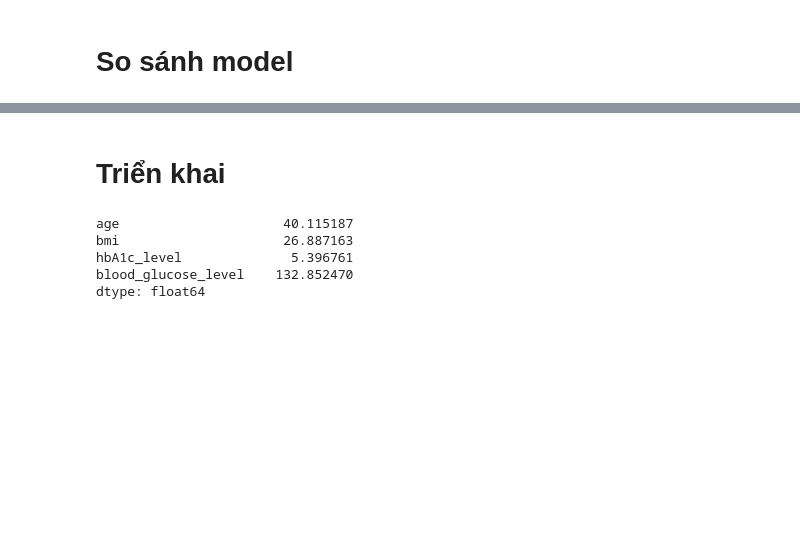
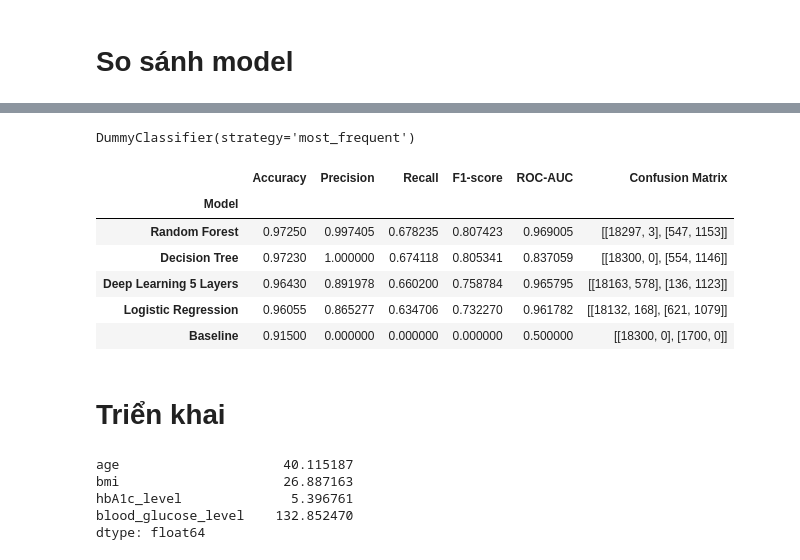
Before and after one commit to dhm-005/Diabetes_Predict_ML, a Jupyter notebook: train_model.ipynb, the cells around one changed output, grey strips where cells are left out. Drawn from its saved outputs; the diff is of its cells as text; code cells hidden in the pictures; blank space fills up the shorter version.

```diff
--- a/train_model.ipynb
+++ b/train_model.ipynb
@@ -286,5 +269,0 @@ drawCrossChart(
-# %%
-knn = KNeighborsClassifier(n_neighbors = 5)
-knn.fit(X_train, y_train)
-knn_pred = knn.predict(X_test)
-evaluation(y_test, knn_pred)
@@ -380,5 +322,0 @@ drawCrossChart(
-# %%
-svm = LinearSVC(C=5, max_iter=5000)
-svm.fit(X_train, y_train)
-svm_pred = svm.predict(X_test)
-evaluation(y_test, svm_pred)
@@ -397,2 +327,4 @@ weighted avg       0.96      0.96      0.96     20000
+# %%
+dl_res = joblib.load("dl_result.pkl")
 # %% [markdown]
 # So sánh model
@@ -445,3 +357,48 @@ res_df.sort_values(by="Accuracy",ascending=False)
+# %%
+#baseline
+from sklearn.dummy import DummyClassifier
+baseline = DummyClassifier(strategy ="most_frequent")
+baseline.fit(X_train , y_train)
+# %% [output]
+DummyClassifier(strategy='most_frequent')
+# %%
+results = []
+
+model_list = [
+    ('Baseline', baseline),
+    ('Logistic Regression', logr),
+    ('Decision Tree', dt),
+    ('Random Forest', rf)
+]
+
+for name, model in model_list:
+
+    result = evaluate_model(
+        name,
+        model,
+        X_test,
+        y_test
+    )
+
+    results.append(result)
+
+# Add kq của DL
+results.append(dl_res)
+# %%
+res_df = pd.DataFrame(results).set_index('Model')
+
+res_df.sort_values(
+    by='Accuracy',
+    ascending=False
+)
+# %% [output]
+|  | Accuracy | Precision | Recall | F1-score | ROC-AUC | Confusion Matrix |
+| Model |  |  |  |  |  |  |
+| Random Forest | 0.97250 | 0.997405 | 0.678235 | 0.807423 | 0.969005 | [[18297, 3], [547, 1153]] |
+| Decision Tree | 0.97230 | 1.000000 | 0.674118 | 0.805341 | 0.837059 | [[18300, 0], [554, 1146]] |
+| Deep Learning 5 Layers | 0.96430 | 0.891978 | 0.660200 | 0.758784 | 0.965795 | [[18163, 578], [136, 1123]] |
+| Logistic Regression | 0.96055 | 0.865277 | 0.634706 | 0.732270 | 0.961782 | [[18132, 168], [621, 1079]] |
+| Baseline | 0.91500 | 0.000000 | 0.000000 | 0.000000 | 0.500000 | [[18300, 0], [1700, 0]] |
 # %% [markdown]
 # Triển khai
 # %%
```
Also changed, not shown: parts of 25 cells of this notebook, 4 other files.
